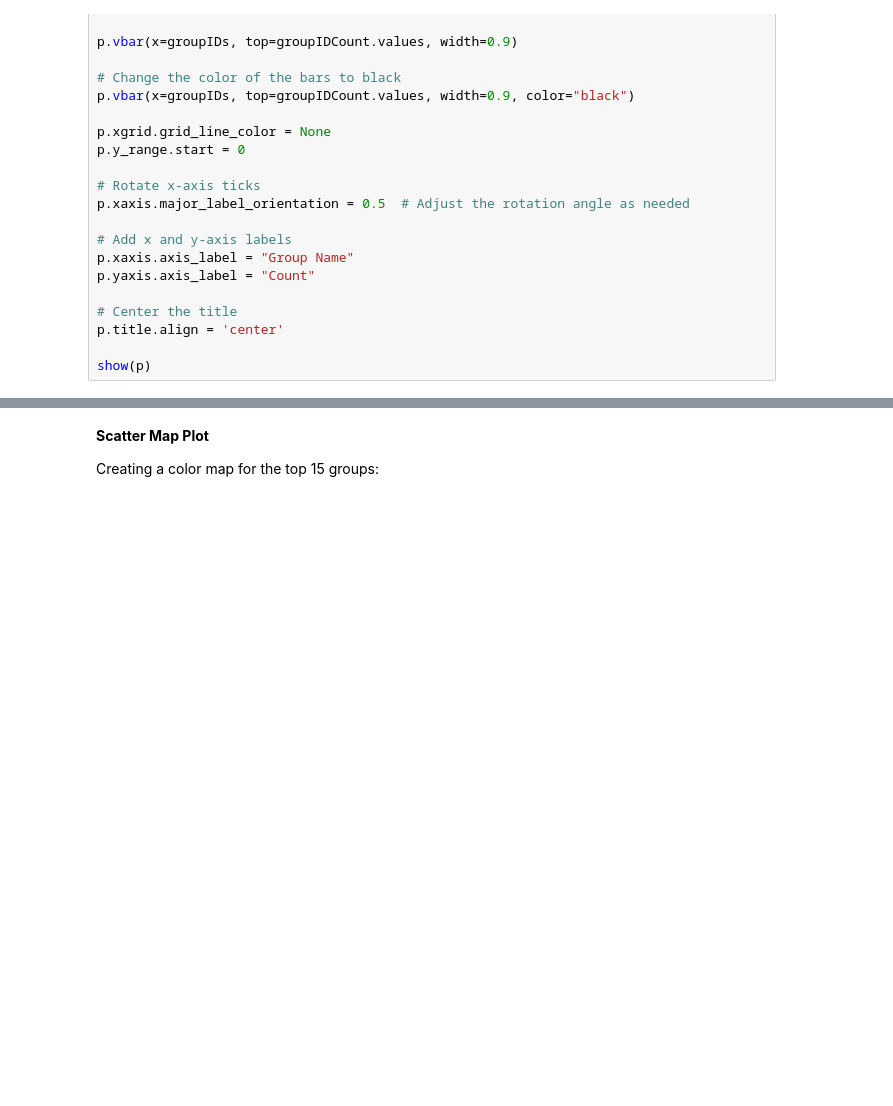
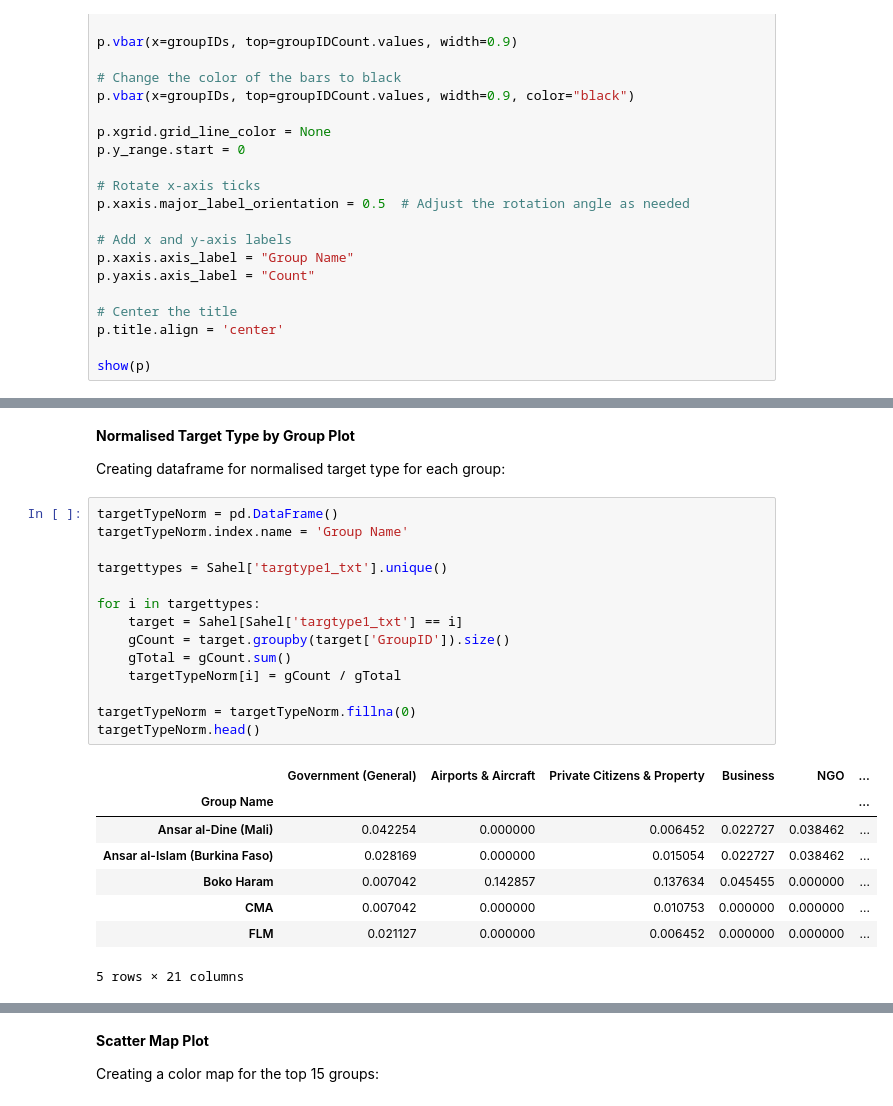
Before and after one commit to maxstalzer/maxstalzer.github.io, a Jupyter notebook: SahelNotebook.ipynb, the cells around one changed output, grey strips where cells are left out. Drawn from its saved outputs; the diff is of its cells as text; blank space fills up the shorter version.

```diff
--- a/SahelNotebook.ipynb
+++ b/SahelNotebook.ipynb
@@ -241,0 +323,27 @@ show(p)
+# %% [markdown]
+**Normalised Target Type by Group Plot**
+
+Creating dataframe for normalised target type for each group:
+# %%
+targetTypeNorm = pd.DataFrame()
+targetTypeNorm.index.name = 'Group Name'
+
+targettypes = Sahel['targtype1_txt'].unique()
+
+for i in targettypes:
+    target = Sahel[Sahel['targtype1_txt'] == i]
+    gCount = target.groupby(target['GroupID']).size()
+    gTotal = gCount.sum()
+    targetTypeNorm[i] = gCount / gTotal
+
+targetTypeNorm = targetTypeNorm.fillna(0)
+targetTypeNorm.head()
+# %% [output]
+|  | Government (General) | Airports & Aircraft | Private Citizens & Property | Business | NGO | ... |
+| Group Name |  |  |  |  |  | ... |
+| Ansar al-Dine (Mali) | 0.042254 | 0.000000 | 0.006452 | 0.022727 | 0.038462 | ... |
+| Ansar al-Islam (Burkina Faso) | 0.028169 | 0.000000 | 0.015054 | 0.022727 | 0.038462 | ... |
+| Boko Haram | 0.007042 | 0.142857 | 0.137634 | 0.045455 | 0.000000 | ... |
+| CMA | 0.007042 | 0.000000 | 0.010753 | 0.000000 | 0.000000 | ... |
+| FLM | 0.021127 | 0.000000 | 0.006452 | 0.000000 | 0.000000 | ... |
+5 rows × 21 columns
```
Also changed, not shown: parts of 10 cells of this notebook, 4 other files.
